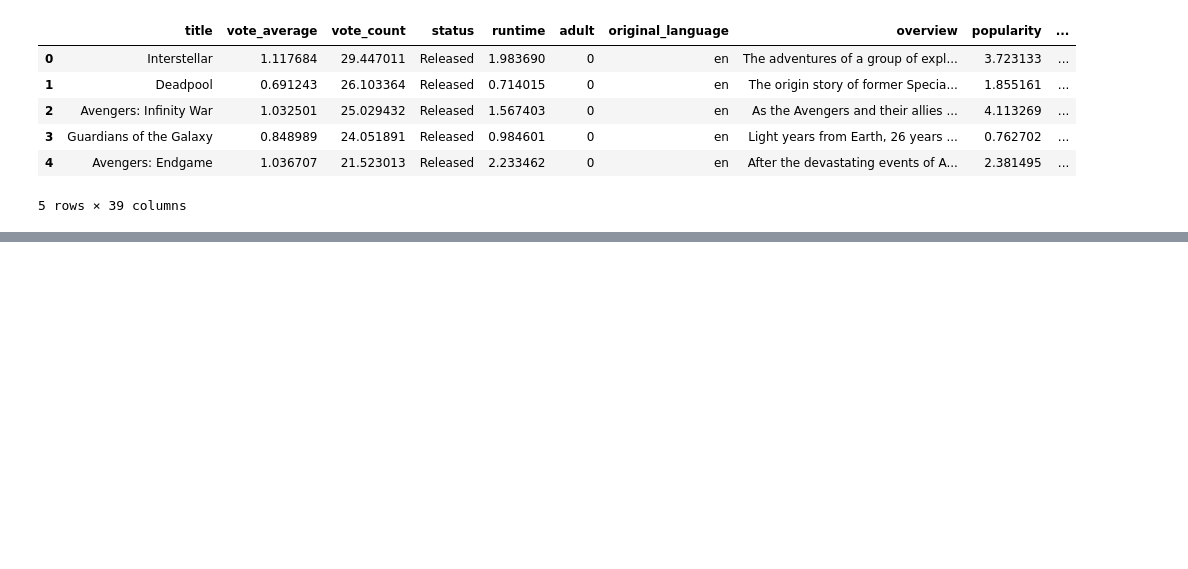
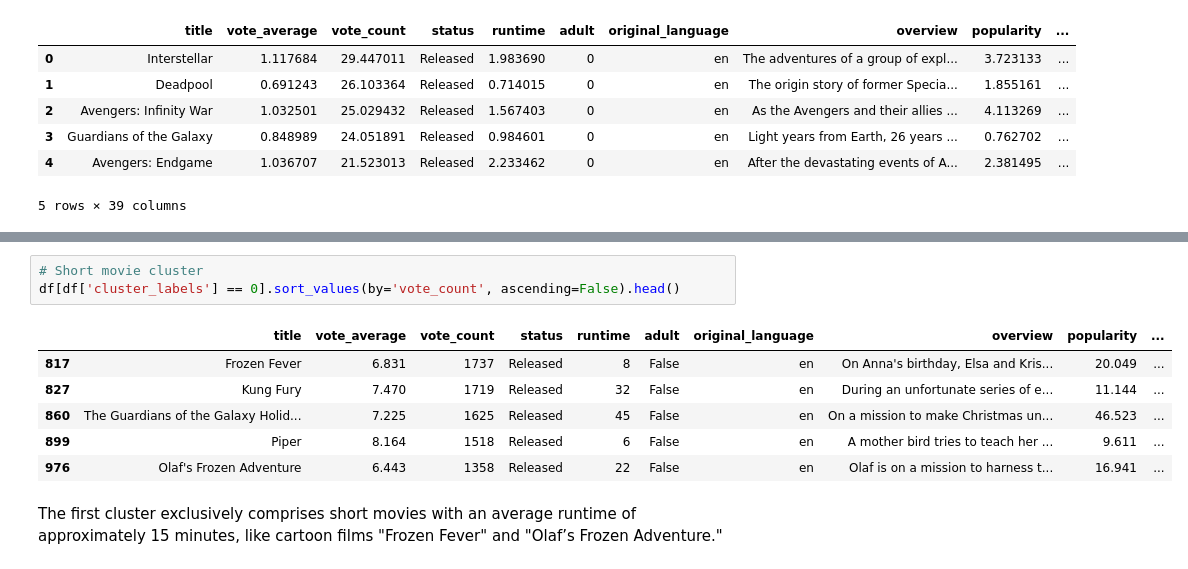
Before and after one commit to bonniyang/ba820, a Jupyter notebook: BA820_TeamProject.ipynb, the cells around one changed output, grey strips where cells are left out. Drawn from its saved outputs; the diff is of its cells as text; blank space fills up the shorter version.

```diff
--- a/BA820_TeamProject.ipynb
+++ b/BA820_TeamProject.ipynb
@@ -210,0 +410,12 @@ df_normalized.head()
+# %%
+# Short movie cluster
+df[df['cluster_labels'] == 0].sort_values(by='vote_count', ascending=False).head()
+# %% [output]
+|  | title | vote_average | vote_count | status | runtime | adult | original_language | overview | popularity | ... |
+| 817 | Frozen Fever | 6.831 | 1737 | Released | 8 | False | en | On Anna's birthday, Elsa and Kris... | 20.049 | ... |
+| 827 | Kung Fury | 7.470 | 1719 | Released | 32 | False | en | During an unfortunate series of e... | 11.144 | ... |
+| 860 | The Guardians of the Galaxy Holid... | 7.225 | 1625 | Released | 45 | False | en | On a mission to make Christmas un... | 46.523 | ... |
+| 899 | Piper | 8.164 | 1518 | Released | 6 | False | en | A mother bird tries to teach her ... | 9.611 | ... |
+| 976 | Olaf's Frozen Adventure | 6.443 | 1358 | Released | 22 | False | en | Olaf is on a mission to harness t... | 16.941 | ... |
+# %% [markdown]
+The first cluster exclusively comprises short movies with an average runtime of approximately 15 minutes, like cartoon films "Frozen Fever" and "Olaf’s Frozen Adventure."
```
Also changed, not shown: parts of 24 cells of this notebook.
